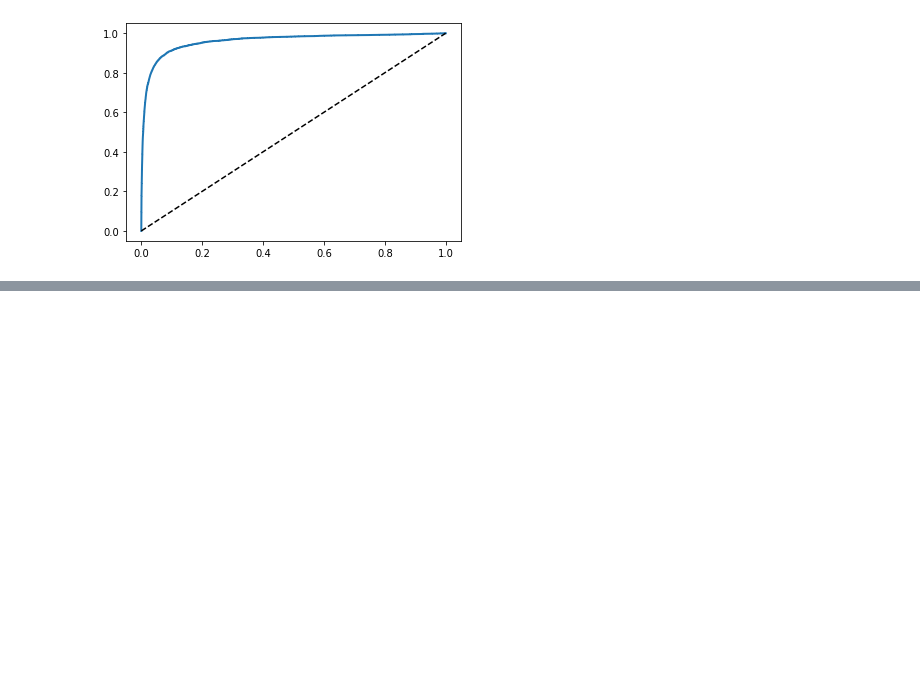
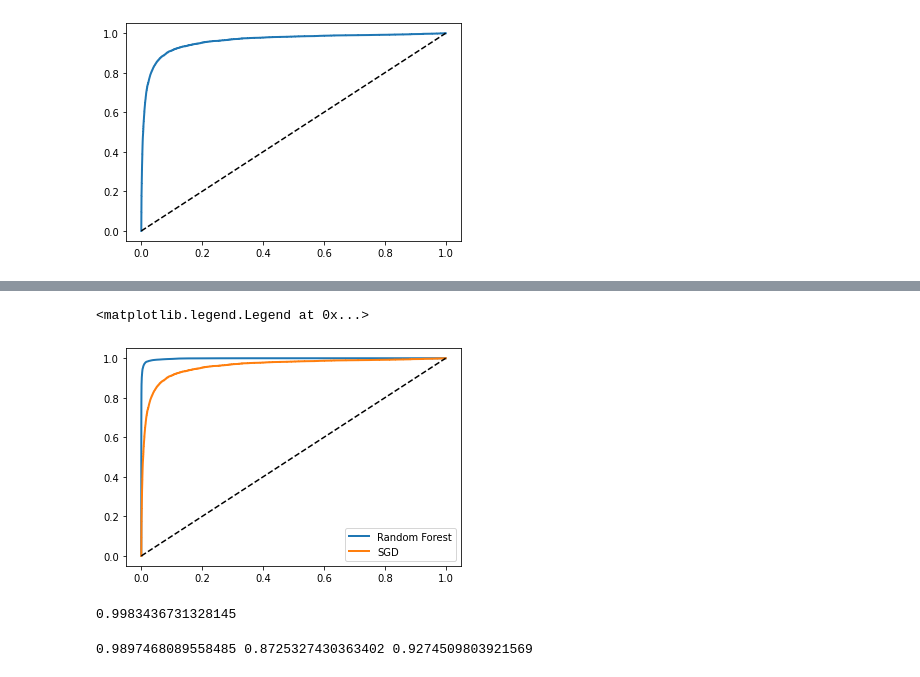
Before and after one commit to oabuhamdan/HandsOnML_PlayGround, a Jupyter notebook: Chapter3_Classification.ipynb, the cells around one changed output, grey strips where cells are left out. Cells and saved outputs as stored; diff of their text form; code cells hidden in the pictures; blank space fills up the shorter version.

```diff
--- a/Chapter3_Classification.ipynb
+++ b/Chapter3_Classification.ipynb
@@ -185,5 +190,5 @@ If someone says "Let's reach 99% precision," you should ask, "At what recall?"
 # %%
 from sklearn.metrics import roc_curve
 
-fpr, tpr, thresholds = roc_curve(train_labels_5, data_scores)
+fpr_sgd, tpr_sgd, thresholds = roc_curve(train_labels_5, data_scores)
 # %%
@@ -194,0 +213,8 @@ plt.plot([0, 1], [0, 1], 'k--')
+# %%
+# Random forest classifier
+from sklearn.ensemble import RandomForestClassifier
+from sklearn.model_selection import cross_val_predict
+rfc = RandomForestClassifier(random_state=42)
+rfc_probas_forest = cross_val_predict(rfc, train_data, train_labels_5, cv=3, method="predict_proba")
+rfc_probas_forest[:10] #-> Class true and class false, and each instance with its probability belonging to a class
+#predic_proba returns a matrix -> row per instances, column per class. each given the probe that this instance is in this class
@@ -194,0 +232,24 @@ plt.plot([0, 1], [0, 1], 'k--')
+# %%
+rfc_probas_scores = rfc_probas_forest[:, 1] # Positive column of the results
+fpr_forest, tpr_forest, threshold_forest = roc_curve(train_labels_5, rfc_probas_scores)  # ROC curve can take scores or probabilities
+plt.plot(fpr_forest, tpr_forest, linewidth=2, label="Random Forest")
+plt.plot(fpr_sgd, tpr_sgd, linewidth=2, label="SGD")
+plt.plot([0, 1], [0, 1], 'k--')
+plt.legend()
+# %% [output]
+<matplotlib.legend.Legend at 0x...>
+[figure, added]
+# %%
+roc_auc_score(train_labels_5, rfc_probas_scores)
+# %% [output]
+0.9983436731328145
+# %%
+#Let's calculate precision, recall, and F1
+from sklearn.metrics import recall_score, precision_score, f1_score
+rfc_predictions = (rfc_probas_scores >=.5)
+rfc_recall = recall_score(train_labels_5, rfc_predictions)
+rfc_precision = precision_score(train_labels_5, rfc_predictions)
+rfc_f1 = f1_score(train_labels_5, rfc_predictions)
+print(rfc_precision, rfc_recall, rfc_f1)
+# %% [output]
+0.9897468089558485 0.8725327430363402 0.9274509803921569
```
Also changed, not shown: parts of 25 cells of this notebook.
